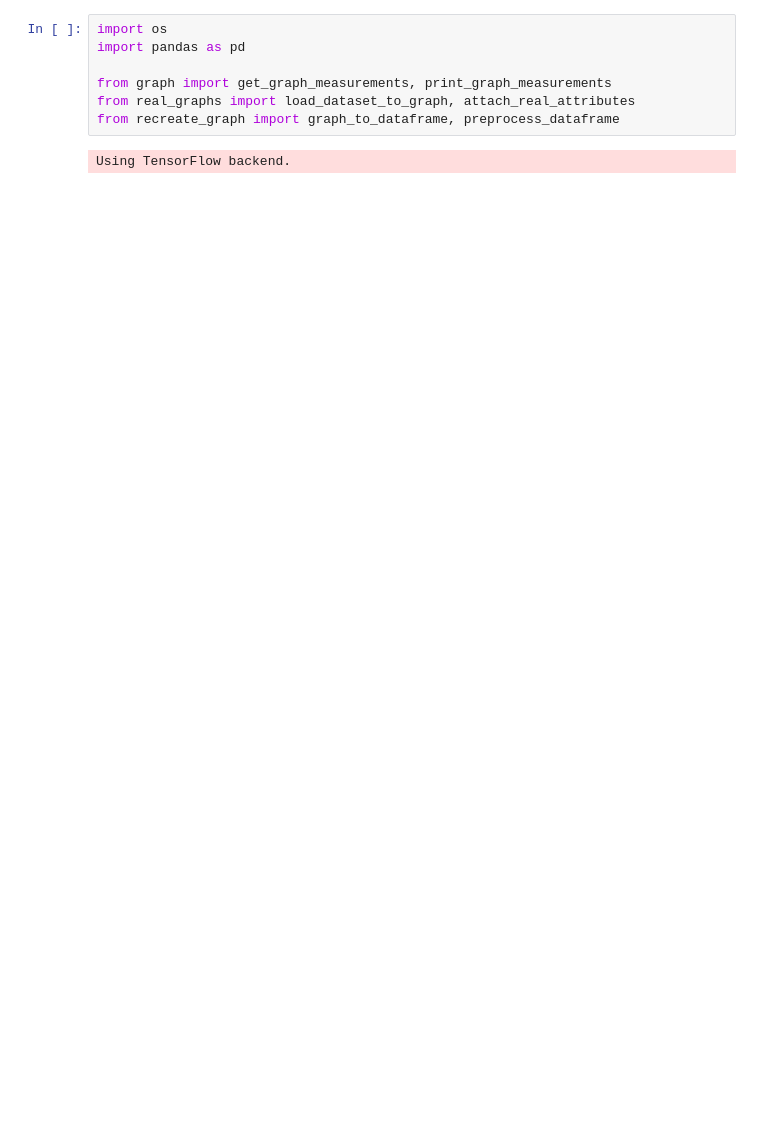
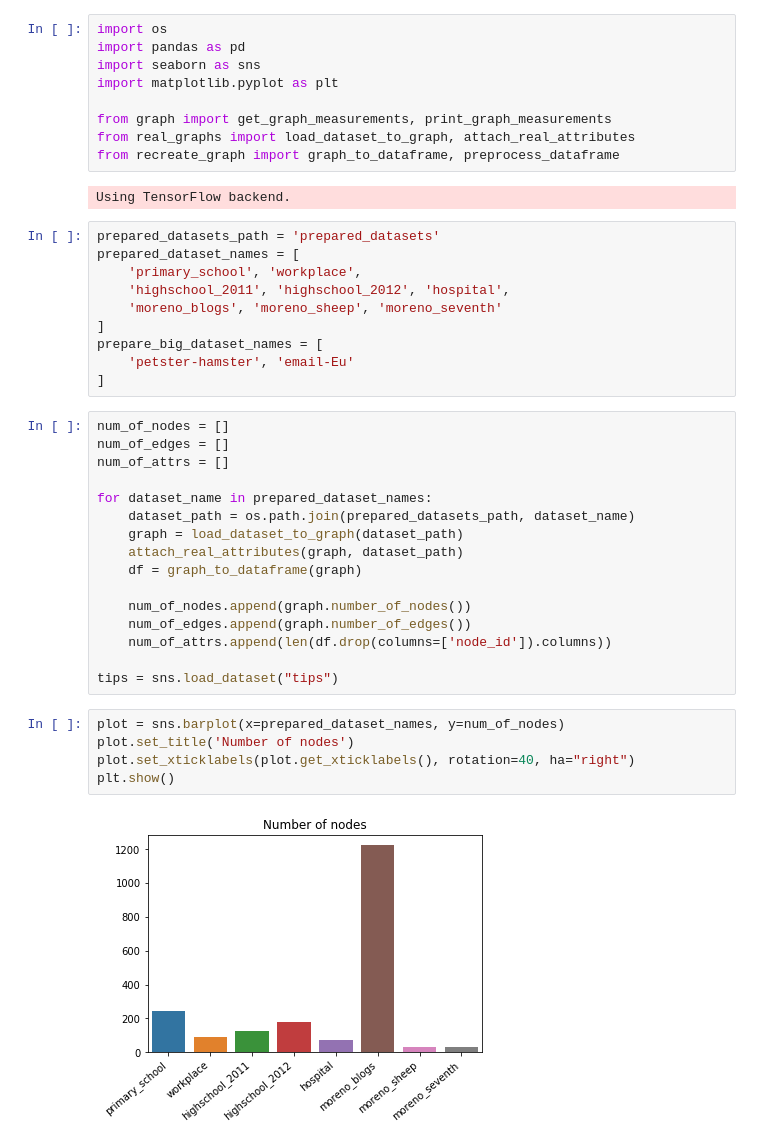
Before and after one commit to wmikolajczyk/complex-network-analysis, a Jupyter notebook: Describe real datasets.ipynb, the cells around one changed output. Cells and saved outputs as stored; diff of their text form; blank space fills up the shorter version.

```diff
--- a/Describe real datasets.ipynb
+++ b/Describe real datasets.ipynb
@@ -1,9 +1,44 @@
 # %%
 import os
 import pandas as pd
+import seaborn as sns
+import matplotlib.pyplot as plt
 
 from graph import get_graph_measurements, print_graph_measurements
 from real_graphs import load_dataset_to_graph, attach_real_attributes
 from recreate_graph import graph_to_dataframe, preprocess_dataframe
 # %% [output]
 Using TensorFlow backend.
+# %%
+prepared_datasets_path = 'prepared_datasets'
+prepared_dataset_names = [
+    'primary_school', 'workplace',
+    'highschool_2011', 'highschool_2012', 'hospital',
+    'moreno_blogs', 'moreno_sheep', 'moreno_seventh'
+]
+prepare_big_dataset_names = [
+    'petster-hamster', 'email-Eu'
+]
+# %%
+num_of_nodes = []
+num_of_edges = []
+num_of_attrs = []
+
+for dataset_name in prepared_dataset_names:
+    dataset_path = os.path.join(prepared_datasets_path, dataset_name)
+    graph = load_dataset_to_graph(dataset_path)
+    attach_real_attributes(graph, dataset_path)
+    df = graph_to_dataframe(graph)
+
+    num_of_nodes.append(graph.number_of_nodes())
+    num_of_edges.append(graph.number_of_edges())
+    num_of_attrs.append(len(df.drop(columns=['node_id']).columns))
+
+tips = sns.load_dataset("tips")
+# %%
+plot = sns.barplot(x=prepared_dataset_names, y=num_of_nodes)
+plot.set_title('Number of nodes')
+plot.set_xticklabels(plot.get_xticklabels(), rotation=40, ha="right")
+plt.show()
+# %% [output]
+[figure, added]
```
Also changed, not shown: parts of 3 cells of this notebook.
